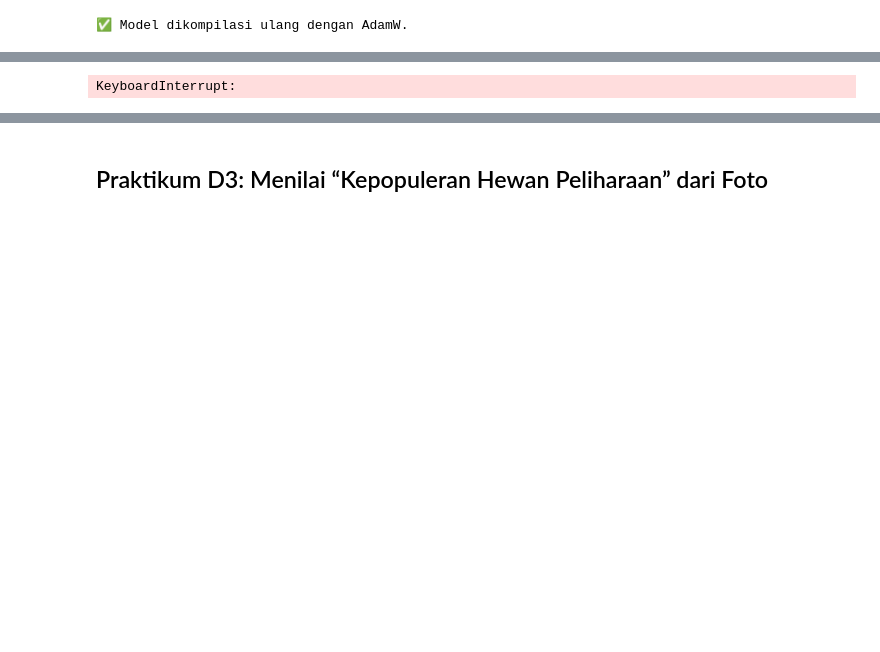
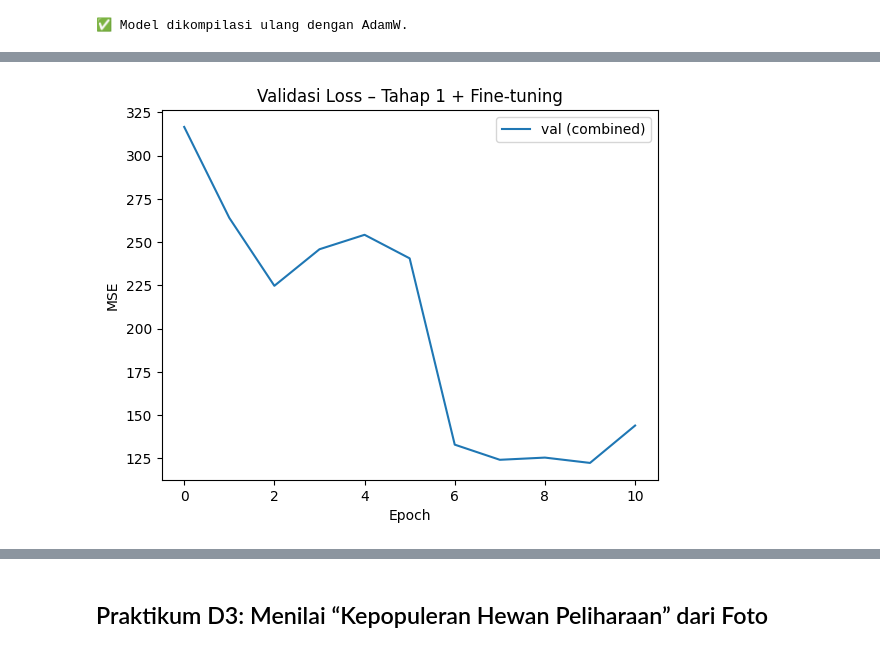
Before and after one commit to khansaintania/2025_VISI_KOMPUTER_TI2B, a Jupyter notebook: Jobsheet_03_TeknikRegresiGambar.ipynb, the cells around one changed output, grey strips where cells are left out. Drawn from its saved outputs; the diff is of its cells as text; code cells hidden in the pictures; blank space fills up the shorter version.

```diff
--- a/Jobsheet_03_TeknikRegresiGambar.ipynb
+++ b/Jobsheet_03_TeknikRegresiGambar.ipynb
@@ -546,17 +560,21 @@ Epoch 10/10
 # Aktifkan kembali sebagian layer terakhir untuk fine-tuning
 base_model.trainable = True
 for layer in base_model.layers[:-30]:
-    layer.trainable = False  # beku sebagian besar layer
+    layer.trainable = False
 
-# Recompile dengan learning rate lebih kecil
 model.compile(
     optimizer=tf.keras.optimizers.Adam(1e-4),
     loss='mse',
     metrics=['mae']
 )
 
+cb = [
+    tf.keras.callbacks.EarlyStopping(patience=3, restore_best_weights=True, monitor='val_loss'),
+    tf.keras.callbacks.ReduceLROnPlateau(patience=2, factor=0.5, min_lr=1e-5, monitor='val_loss')
+]
+
 history_ft = model.fit(
-    train_ds,
+    aug_train_ds,
     validation_data=test_ds,
     epochs=5,
     callbacks=cb,
@@ -575,4 +602,4 @@ Epoch 1/5
-KeyboardInterrupt:
+[figure, added]
 # %%
 from math import sqrt
 
```
Also changed, not shown: parts of 19 cells of this notebook.
